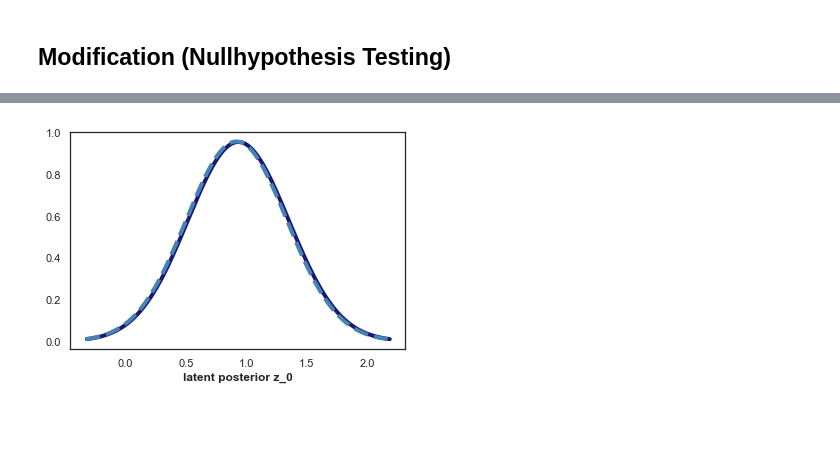
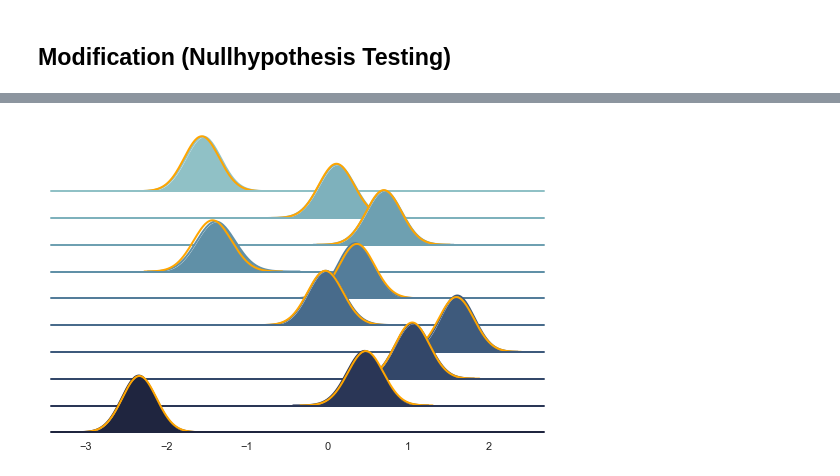
Before and after one commit to niklasstoehr/thesis, a Jupyter notebook: 3/feature_structure_independence.ipynb, the cells around one changed output, grey strips where cells are left out. Saved outputs shown, nothing was run; the diff lists cells and outputs as text; code cells hidden in the pictures; blank space fills up the shorter version.

```diff
--- a/3/feature_structure_independence.ipynb
+++ b/3/feature_structure_independence.ipynb
@@ -130,6 +82 @@ def unpad_attr(f, nodes_n, analyzeArgs, dataArgs):
-# %%
-def prepare_in_out(diag_offset, A_shape, F_shape):
-
-    if diag_offset <= -2:  # matrix input
-        return ((F_shape[1], F_shape[2]), (A_shape[0], A_shape[1], 1)), ((F_shape[1], F_shape[2]), (A_shape[0], A_shape[1], 1))
 # %%
@@ -461,0 +397,3 @@ Epoch 9/50
+# %%
+vae = VAE(modelArgs, trainArgs, g_train, g_test, g_train_mod, g_test_mod, f_train, f_test)
+models = vae.model
@@ -543,0 +434,4 @@ features: [0.9991139  0.9972417  0.9977071  0.9979389  0.9963788  0.992242
+# %%
+# range, normal, z
+analyzeArgs = {"z": [0,1], "sample": "range", "act_range": [-4, 4], "act_scale": 1, "size_of_manifold": 7, "save_plots": False, "normalize_feature": False}
+generate_manifold_features(analyzeArgs, modelArgs, dataArgs, models, data, orig_cmap, batch_size=trainArgs["batch_size"])
@@ -589,7 +487,7 @@ def modification_comparison(analyzeArgs, modelArgs, models, data, batch_size=128
 
 
         ## pad features with zeroes
-        f = pad_attributes(f, dataArgs)
+        f = pad_attr(f, dataArgs)
 
 
 
@@ -601,7 +499,6 @@ def modification_comparison(analyzeArgs, modelArgs, models, data, batch_size=128
 
     ## toDO: measure the correlation between latent variable and the generative factor / features
 
-
     ## Feature Change ____________________________
 
     z_mean = z_mean[:analyzeArgs["n_graphs"]]
@@ -609,37 +506,87 @@ def modification_comparison(analyzeArgs, modelArgs, models, data, batch_size=128
     z_var = np.exp(0.5 * z_log_var)[:analyzeArgs["n_graphs"]]
     z_var_mod = np.exp(0.5 * z_log_var_mod)[:analyzeArgs["n_graphs"]]
 
-    total_mean_shift = 0
+    for latent_i in range(0, modelArgs["latent_dim"]):
 
-    for latent_i in range(0, modelArgs["latent_dim"]):
+        Normal_org = np.array([])
+        Normal_mod = np.array([])
+        total_mean_shift = 0
+        total_emd = 0
+
         for graph_i in range(0, analyzeArgs["n_graphs"]):
 
-            ## compute correlation and standardized covariance
-            #mean_shift = np.abs(z_mean[latent_i] - z_mean_mod[latent_i])
-            #total_mean_shift += mean_shift
+            ## compute shift and EMD
+            mean_shift = np.abs(z_mean[graph_i, latent_i] - z_mean_mod[graph_i, latent_i])
+            total_mean_shift += mean_shift
 
-            x = np.linspace(z_mean[graph_i, latent_i] - 3*math.sqrt(z_var[graph_i, latent_i]), z_mean[graph_i, latent_i] + 3*math.sqrt(z_var[graph_i, latent_i]), 1000)
-            y = stats.norm.pdf(x, z_mean[graph_i, latent_i], math.sqrt(z_var[graph_i, latent_i]))
-            plt.plot(x, y, color='midnightblue', linestyle='solid', linewidth=4)
+            #x = np.linspace(z_mean[graph_i, latent_i] - 3*math.sqrt(z_var[graph_i, latent_i]), z_mean[graph_i, latent_i] + 3*math.sqrt(z_var[graph_i, latent_i]), 1000)
+            #y = stats.norm.pdf(x, z_mean[graph_i, latent_i], math.sqrt(z_var[graph_i, latent_i]))
+            #plt.plot(x, y, color='midnightblue', linestyle='solid', linewidth=4)
+            normal_org = np.random.normal(z_mean[graph_i, latent_i], z_var[graph_i, latent_i], analyzeArgs["norm_samples"])
+            Normal_org = np.hstack((Normal_org, normal_org))
 
-            x_mod = np.linspace(z_mean_mod[graph_i, latent_i] - 3*math.sqrt(z_var_mod[graph_i, latent_i]), z_mean_mod[graph_i, latent_i] + 3*math.sqrt(z_var_mod[graph_i, latent_i]), 1000)
-            y_mod = stats.norm.pdf(x_mod, z_mean_mod[graph_i, latent_i], math.sqrt(z_var_mod[graph_i, latent_i]))
-            plt.plot(x_mod, y_mod, color='steelblue', linestyle='dashed', linewidth=4)
+            #x_mod = np.linspace(z_mean_mod[graph_i, latent_i] - 3*math.sqrt(z_var_mod[graph_i, latent_i]), z_mean_mod[graph_i, latent_i] + 3*math.sqrt(z_var_mod[graph_i, latent_i]), 1000)
+            #y_mod = stats.norm.pdf(x_mod, z_mean_mod[graph_i, latent_i], math.sqrt(z_var_mod[graph_i, latent_i]))
+            #plt.plot(x_mod, y_mod, color='steelblue', linestyle='dashed', linewidth=4)
+            normal_mod = np.random.normal(z_mean_mod[graph_i, latent_i], z_var_mod[graph_i, latent_i], analyzeArgs["norm_samples"])
+            Normal_mod = np.hstack((Normal_mod, normal_mod))
 
-            plt.xlabel('latent posterior z_' + str(latent_i), fontweight = "bold")
+            #plt.xlabel('latent posterior z_' + str(latent_i), fontweight = "bold")
             #plt.annotate("mean shift:" + str(mean_shift) , xy=(0, 1), xytext=(12, -12), va='top',xycoords='axes fraction', textcoords='offset points')
+            total_emd += wasserstein_distance(normal_org, normal_mod)
 
-            plt.show()
+        sns.set(style="white", rc={"axes.facecolor": (0, 0, 0, 0)})
+
+        # Create the data
+        #g = np.tile(list("ABCDEFGHIJ"), 1000) # size 1000
+        x = np.arange(0, analyzeArgs["n_graphs"], 1)
+        x = np.repeat(x, analyzeArgs["norm_samples"])
+        df = pd.DataFrame(dict(org=Normal_org, mod=Normal_mod, x=x))
+
+        #m = df.g.map(ord)  ## offset
+        #df["x"] += m
+
+        # Initialize the FacetGrid object
+        pal = sns.cubehelix_palette(10, rot=-.25, light=.7)
+        g = sns.FacetGrid(df, row="x", hue="x", aspect=15, height=.5, palette=pal)
+
+        # Draw the densities in a few steps
+        #g.map(sns.kdeplot, "org", clip_on=False, shade=True, color="red", alpha=1.0, lw=1.5, bw=.2)
+        g.map(sns.kdeplot, "org", clip_on=0.2, shade=True, alpha=1.0, lw=2, bw=.2)
+        #g.map(sns.distplot, "org", hist = False, kde = True)
+        #g.map(sns.kdeplot, "mod", clip_on=False, shade=True, alpha=1.0, lw=1.5, bw=.2)
+        g.map(sns.kdeplot, "mod", clip_on=0.2, shade=False, color="orange", alpha=1.0, lw=2, bw=.2)
+        #g.map(sns.distplot, "mod", color="orange", hist = True, kde = True, bins = 1000)
+        g.map(plt.axhline, y=0, lw=2, clip_on=False)
 
 
-    print("total_mean_shift:", total_mean_shift)
+        # Define and use a simple function to label the plot in axes coordinates
+        def label(x, color, label):
+            ax = plt.gca()
+            ax.text(0, .2, label, fontweight="bold", color=color,
+                    ha="left", va="center", transform=ax.transAxes)
 
+        #g.map(label, "x")
+
+        # Set the subplots to overlap
+        g.fig.subplots_adjust(hspace=-.55)
+
+        # Remove axes details that don't play well with overlap
+        g.set_titles("")
+        g.set(yticks=[])
+        g.despine(bottom=True, left=True)
+
+        print("\nlatent variable z_", latent_i)
+        print("average_mean_shift:", total_mean_shift / analyzeArgs["n_graphs"])
+        print("average_wasserstein_dist:", total_emd / analyzeArgs["n_graphs"])
+
+        plt.pause(0.05)
 
 
 
 ## PLOT RESULTS ________________________________________
 print("ground truth attribute dependence: ", dataArgs["feature_dependence"])
-analyzeArgs = {"mod_degree": 1.0, "n_graphs": 10, "f_variation": "random", "metric": "none", "normalize_feature": False}
+analyzeArgs = {"mod_degree": 1.0, "n_graphs": 10, "f_variation": "random", "norm_samples": 100, "metric": "none", "normalize_feature": False}
 modification_comparison(analyzeArgs, modelArgs, models, data, batch_size=trainArgs["batch_size"], model_name="vae_mlp")
 # %% [output]
 ground truth attribute dependence:  degree
@@ -662 +597 @@ ground truth attribute dependence:  degree
-[figure, old version]
+[figure, new version]
```
Also changed, not shown: parts of 22 cells of this notebook, 4 other files.
